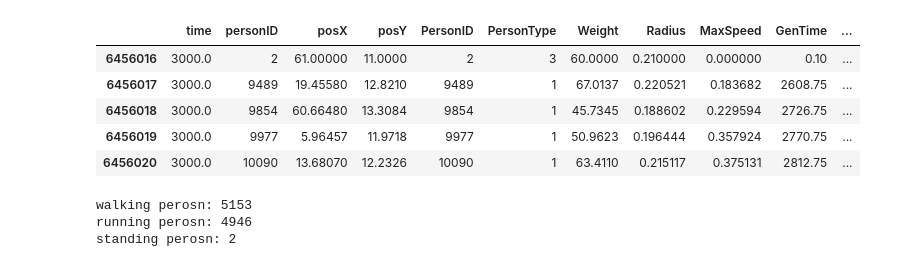
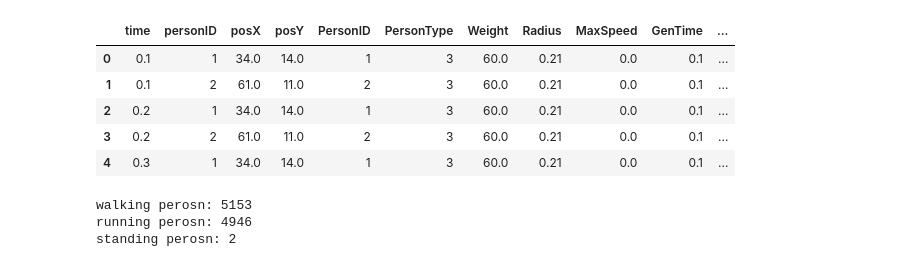
Before and after one commit to dang-qi/CSDI, a Jupyter notebook: dev_data.ipynb, the cells around one changed output. Cells and saved outputs as stored; diff of their text form; code cells hidden in the pictures.

```diff
--- a/dev_data.ipynb
+++ b/dev_data.ipynb
@@ -10,12 +28,12 @@ sim_info_merged = sim_info.merge(person_info, left_on="personID", right_on="Pers
 # %%
-sim_info_merged.tail()
+sim_info_merged.head()
 # %% [output]
 |  | time | personID | posX | posY | PersonID | PersonType | Weight | Radius | MaxSpeed | GenTime | ... |
-| 6456016 | 3000.0 | 2 | 61.00000 | 11.0000 | 2 | 3 | 60.0000 | 0.210000 | 0.000000 | 0.10 | ... |
-| 6456017 | 3000.0 | 9489 | 19.45580 | 12.8210 | 9489 | 1 | 67.0137 | 0.220521 | 0.183682 | 2608.75 | ... |
-| 6456018 | 3000.0 | 9854 | 60.66480 | 13.3084 | 9854 | 1 | 45.7345 | 0.188602 | 0.229594 | 2726.75 | ... |
-| 6456019 | 3000.0 | 9977 | 5.96457 | 11.9718 | 9977 | 1 | 50.9623 | 0.196444 | 0.357924 | 2770.75 | ... |
-| 6456020 | 3000.0 | 10090 | 13.68070 | 12.2326 | 10090 | 1 | 63.4110 | 0.215117 | 0.375131 | 2812.75 | ... |
+| 0 | 0.1 | 1 | 34.0 | 14.0 | 1 | 3 | 60.0 | 0.21 | 0.0 | 0.1 | ... |
+| 1 | 0.1 | 2 | 61.0 | 11.0 | 2 | 3 | 60.0 | 0.21 | 0.0 | 0.1 | ... |
+| 2 | 0.2 | 1 | 34.0 | 14.0 | 1 | 3 | 60.0 | 0.21 | 0.0 | 0.1 | ... |
+| 3 | 0.2 | 2 | 61.0 | 11.0 | 2 | 3 | 60.0 | 0.21 | 0.0 | 0.1 | ... |
+| 4 | 0.3 | 1 | 34.0 | 14.0 | 1 | 3 | 60.0 | 0.21 | 0.0 | 0.1 | ... |
 # %%
 walking_person_info = person_info[person_info["PersonType"]==1]
 running_person_info = person_info[person_info["PersonType"]==2]
```
Also changed, not shown: parts of 2 cells of this notebook, 1 other file.
